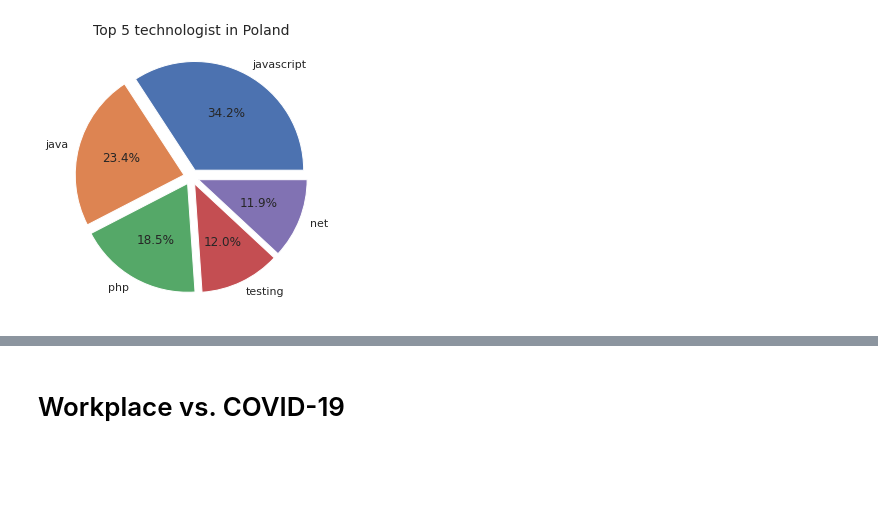
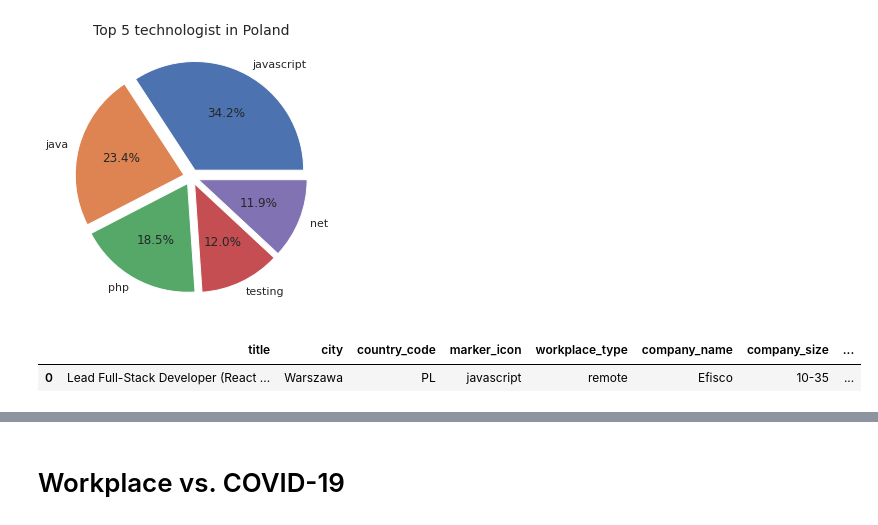
Before and after one commit to MalarzDawid/Job-Salary-Prediction, a Jupyter notebook: projects/justjoin-jobs/notebooks/EDA.ipynb, the cells around one changed output, grey strips where cells are left out. Cells and saved outputs as stored; diff of their text form; code cells hidden in the pictures; blank space fills up the shorter version.

```diff
--- a/projects/justjoin-jobs/notebooks/EDA.ipynb
+++ b/projects/justjoin-jobs/notebooks/EDA.ipynb
@@ -95,3 +95,8 @@ plt.title("Top 5 technologist in Poland", fontsize=14)
 plt.show()
 # %% [output]
 [figure]
+# %%
+df.head(1)
+# %% [output]
+|  | title | city | country_code | marker_icon | workplace_type | company_name | company_size | ... |
+| 0 | Lead Full-Stack Developer (React ... | Warszawa | PL | javascript | remote | Efisco | 10-35 | ... |
```
Also changed, not shown: parts of 6 cells of this notebook, 1 other file.
